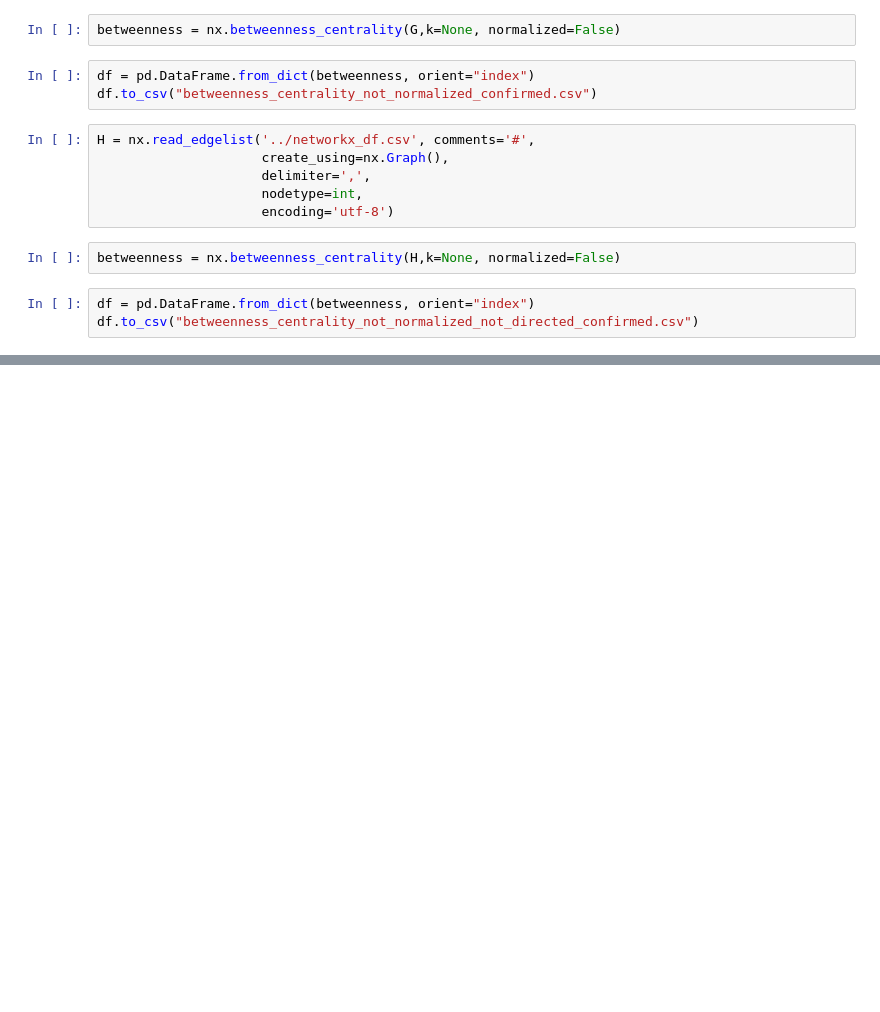
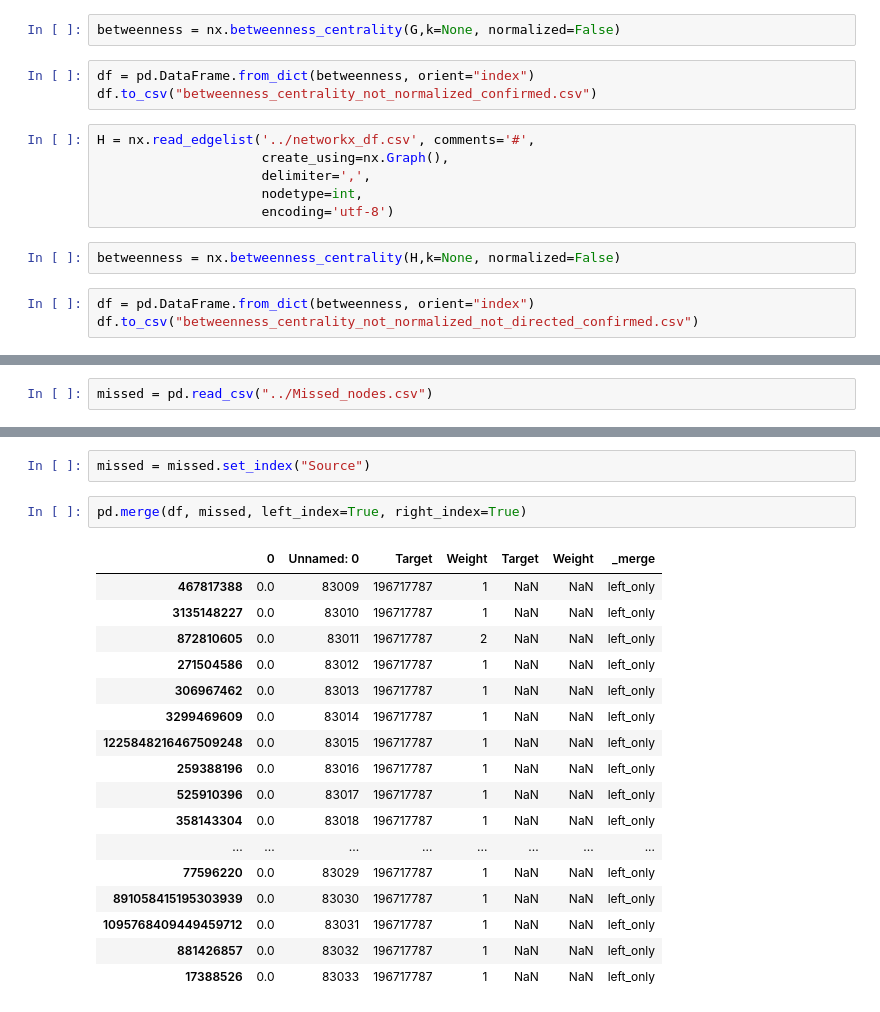
Before and after one commit to kaitlin31415/Canadian-Political-Diversification-Network-Analysis, a Jupyter notebook: Final_Full_Network/Centrality Measures/Centrality_Measures (1)-Copy1.ipynb, the cells around one changed output, grey strips where cells are left out. Drawn from its saved outputs; the diff is of its cells as text; blank space fills up the shorter version.

```diff
--- a/Final_Full_Network/Centrality Measures/Centrality_Measures (1)-Copy1.ipynb
+++ b/Final_Full_Network/Centrality Measures/Centrality_Measures (1)-Copy1.ipynb
@@ -143,0 +153,2 @@ df.to_csv("betweenness_centrality_not_normalized_not_directed_confirmed.csv")
+# %%
+missed = pd.read_csv("../Missed_nodes.csv")
@@ -143,0 +164,22 @@ df.to_csv("betweenness_centrality_not_normalized_not_directed_confirmed.csv")
+# %%
+missed = missed.set_index("Source")
+# %%
+pd.merge(df, missed, left_index=True, right_index=True)
+# %% [output]
+|  | 0 | Unnamed: 0 | Target | Weight | Target | Weight | _merge |
+| 467817388 | 0.0 | 83009 | 196717787 | 1 | NaN | NaN | left_only |
+| 3135148227 | 0.0 | 83010 | 196717787 | 1 | NaN | NaN | left_only |
+| 872810605 | 0.0 | 83011 | 196717787 | 2 | NaN | NaN | left_only |
+| 271504586 | 0.0 | 83012 | 196717787 | 1 | NaN | NaN | left_only |
+| 306967462 | 0.0 | 83013 | 196717787 | 1 | NaN | NaN | left_only |
+| 3299469609 | 0.0 | 83014 | 196717787 | 1 | NaN | NaN | left_only |
+| 1225848216467509248 | 0.0 | 83015 | 196717787 | 1 | NaN | NaN | left_only |
+| 259388196 | 0.0 | 83016 | 196717787 | 1 | NaN | NaN | left_only |
+| 525910396 | 0.0 | 83017 | 196717787 | 1 | NaN | NaN | left_only |
+| 358143304 | 0.0 | 83018 | 196717787 | 1 | NaN | NaN | left_only |
+| ... | ... | ... | ... | ... | ... | ... | ... |
+| 77596220 | 0.0 | 83029 | 196717787 | 1 | NaN | NaN | left_only |
+| 891058415195303939 | 0.0 | 83030 | 196717787 | 1 | NaN | NaN | left_only |
+| 1095768409449459712 | 0.0 | 83031 | 196717787 | 1 | NaN | NaN | left_only |
+| 881426857 | 0.0 | 83032 | 196717787 | 1 | NaN | NaN | left_only |
+| 17388526 | 0.0 | 83033 | 196717787 | 1 | NaN | NaN | left_only |
```
Also changed, not shown: parts of 2 cells of this notebook, 3 other files.
